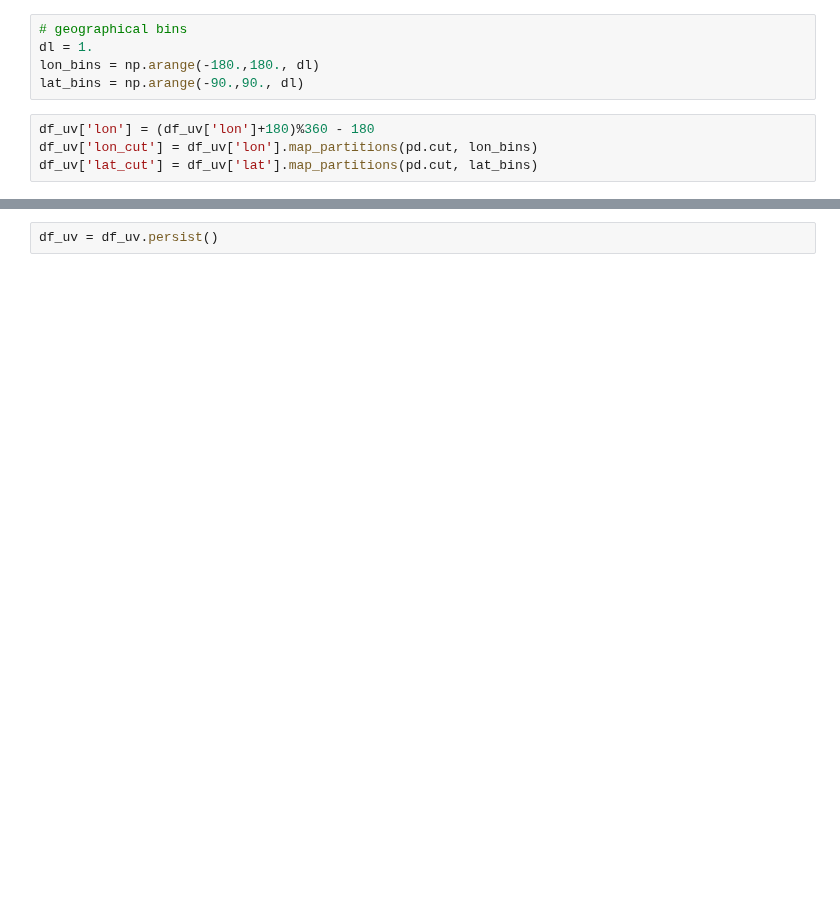
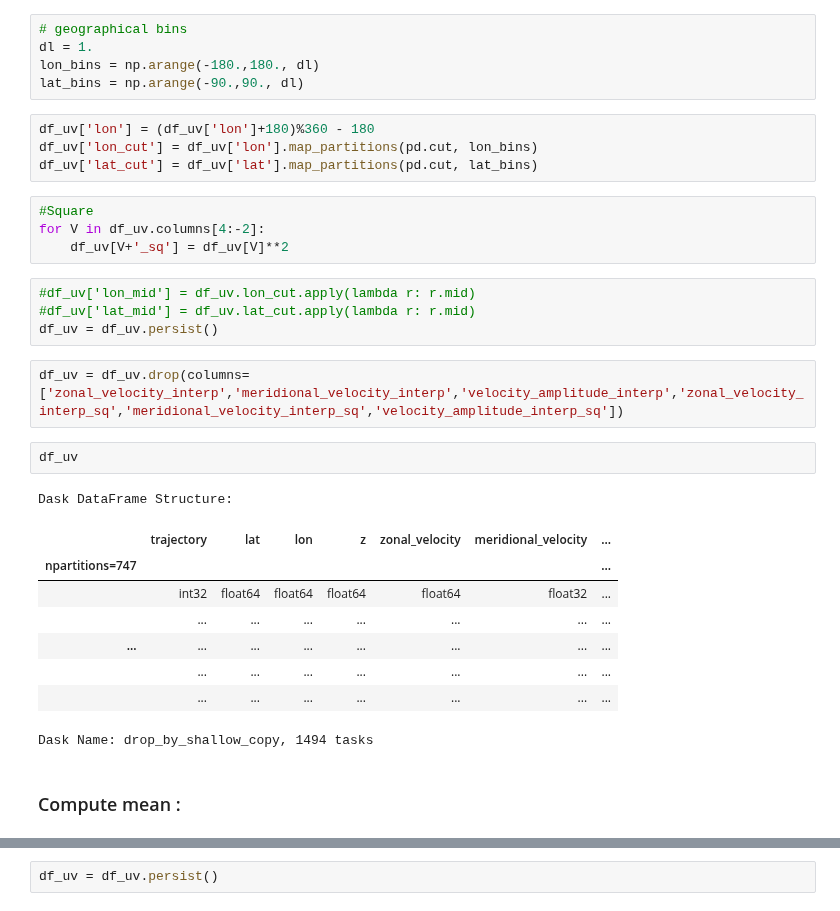
Before and after one commit to apatlpo/mit_equinox, a Jupyter notebook: parcels/binned_diags.ipynb, the cells around one changed output, grey strips where cells are left out. Drawn from its saved outputs; the diff is of its cells as text; blank space fills up the shorter version.

```diff
--- a/parcels/binned_diags.ipynb
+++ b/parcels/binned_diags.ipynb
@@ -98,3 +84,27 @@ lat_bins = np.arange(-90.,90., dl)
 df_uv['lon'] = (df_uv['lon']+180)%360 - 180
 df_uv['lon_cut'] = df_uv['lon'].map_partitions(pd.cut, lon_bins)
 df_uv['lat_cut'] = df_uv['lat'].map_partitions(pd.cut, lat_bins)
+# %%
+#Square
+for V in df_uv.columns[4:-2]:
+    df_uv[V+'_sq'] = df_uv[V]**2
+# %%
+#df_uv['lon_mid'] = df_uv.lon_cut.apply(lambda r: r.mid)
+#df_uv['lat_mid'] = df_uv.lat_cut.apply(lambda r: r.mid)
+df_uv = df_uv.persist()
+# %%
+df_uv = df_uv.drop(columns=['zonal_velocity_interp','meridional_velocity_interp','velocity_amplitude_interp','zonal_velocity_interp_sq','meridional_velocity_interp_sq','velocity_amplitude_interp_sq'])
+# %%
+df_uv
+# %% [output]
+Dask DataFrame Structure:
+|  | trajectory | lat | lon | z | zonal_velocity | meridional_velocity | ... |
+| npartitions=747 |  |  |  |  |  |  | ... |
+|  | int32 | float64 | float64 | float64 | float64 | float32 | ... |
+|  | ... | ... | ... | ... | ... | ... | ... |
+| ... | ... | ... | ... | ... | ... | ... | ... |
+|  | ... | ... | ... | ... | ... | ... | ... |
+|  | ... | ... | ... | ... | ... | ... | ... |
+Dask Name: drop_by_shallow_copy, 1494 tasks
+# %% [markdown]
+### Compute mean :
```
Also changed, not shown: parts of 63 cells of this notebook.
